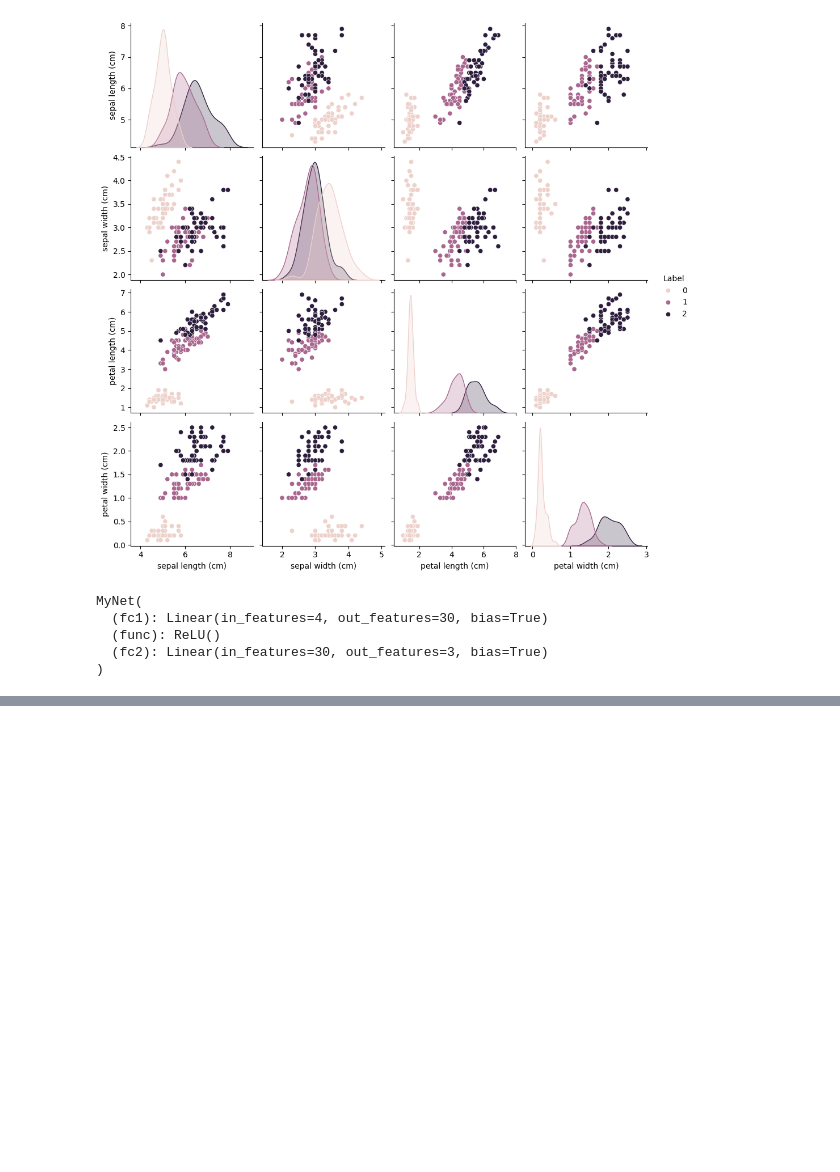
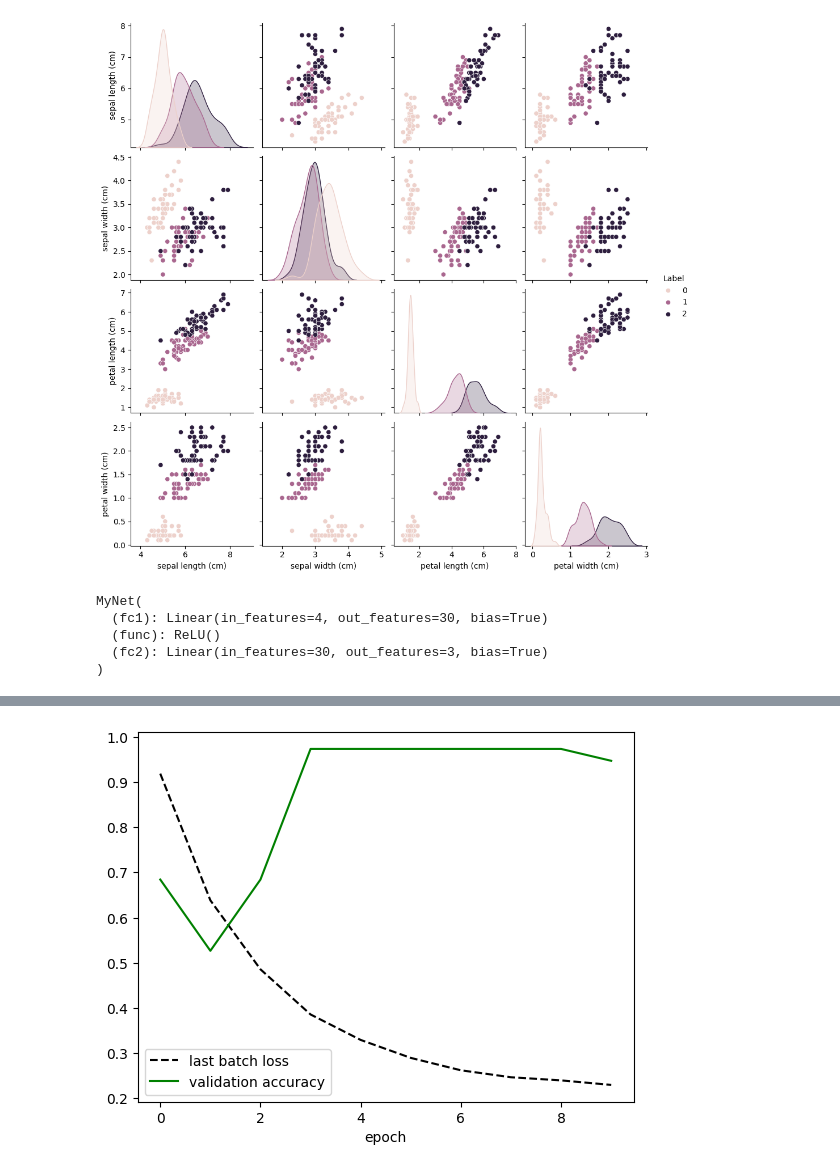
Before and after one commit to ayseberfinozcubuk/Microsoft-AI-course-for-beginners, a Jupyter notebook: 3-NeuralNetworks/05-Frameworks/lab/LabFrameworks.ipynb, the cells around one changed output, grey strips where cells are left out. Saved outputs shown, nothing was run; the diff lists cells and outputs as text; code cells hidden in the pictures; blank space fills up the shorter version.

```diff
--- a/3-NeuralNetworks/05-Frameworks/lab/LabFrameworks.ipynb
+++ b/3-NeuralNetworks/05-Frameworks/lab/LabFrameworks.ipynb
@@ -185,0 +250,7 @@ plot_training_loss_acc(loss_acc)
+# %%
+# large
+net23 = MyNet(hidden_size=64,func=torch.nn.ReLU())
+
+loss_acc23=train(net23,dataloader,feat_tensor,lab_tensor,lr=0.05)
+plot_training_loss_acc(loss_acc23)
+# %% [output]
@@ -185,0 +267 @@ plot_training_loss_acc(loss_acc)
+[figure, added]
```
Also changed, not shown: parts of 9 cells of this notebook.
